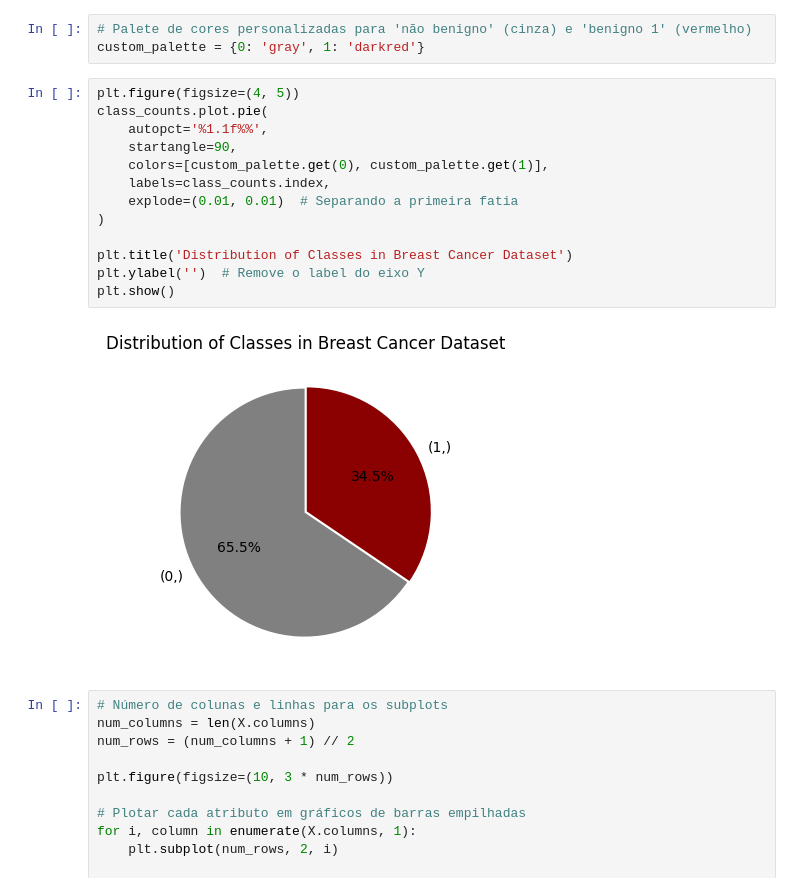
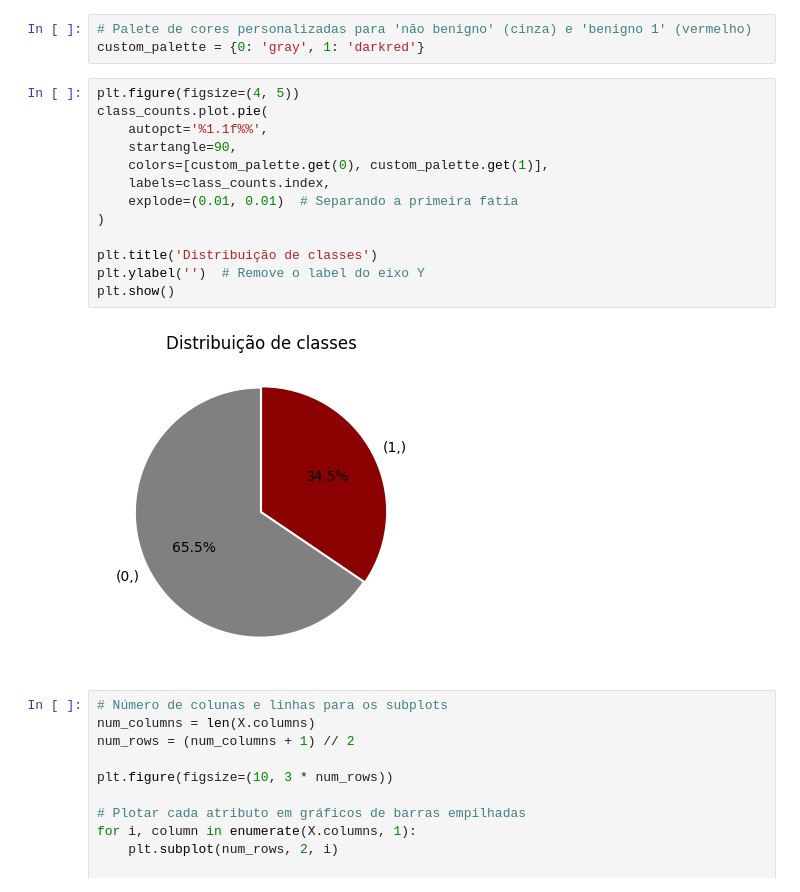
Before and after one commit to IvonLuiz/breast_cancer_kmeans, a Jupyter notebook: breast_cancer_kmeans.ipynb, the cells around one changed output. Drawn from its saved outputs; the diff is of its cells as text.

```diff
--- a/breast_cancer_kmeans.ipynb
+++ b/breast_cancer_kmeans.ipynb
@@ -251,18 +268,18 @@ custom_palette = {0: 'gray', 1: 'darkred'}
 # %%
 plt.figure(figsize=(4, 5))
 class_counts.plot.pie(
     autopct='%1.1f%%',
     startangle=90,
     colors=[custom_palette.get(0), custom_palette.get(1)],
     labels=class_counts.index,
     explode=(0.01, 0.01)  # Separando a primeira fatia
 )
 
-plt.title('Distribution of Classes in Breast Cancer Dataset')
+plt.title('Distribuição de classes')
 plt.ylabel('')  # Remove o label do eixo Y
 plt.show()
 # %% [output]
-[figure, old version]
+[figure, new version]
 # %%
 # Número de colunas e linhas para os subplots
 num_columns = len(X.columns)
```
Also changed, not shown: parts of 18 cells of this notebook.
